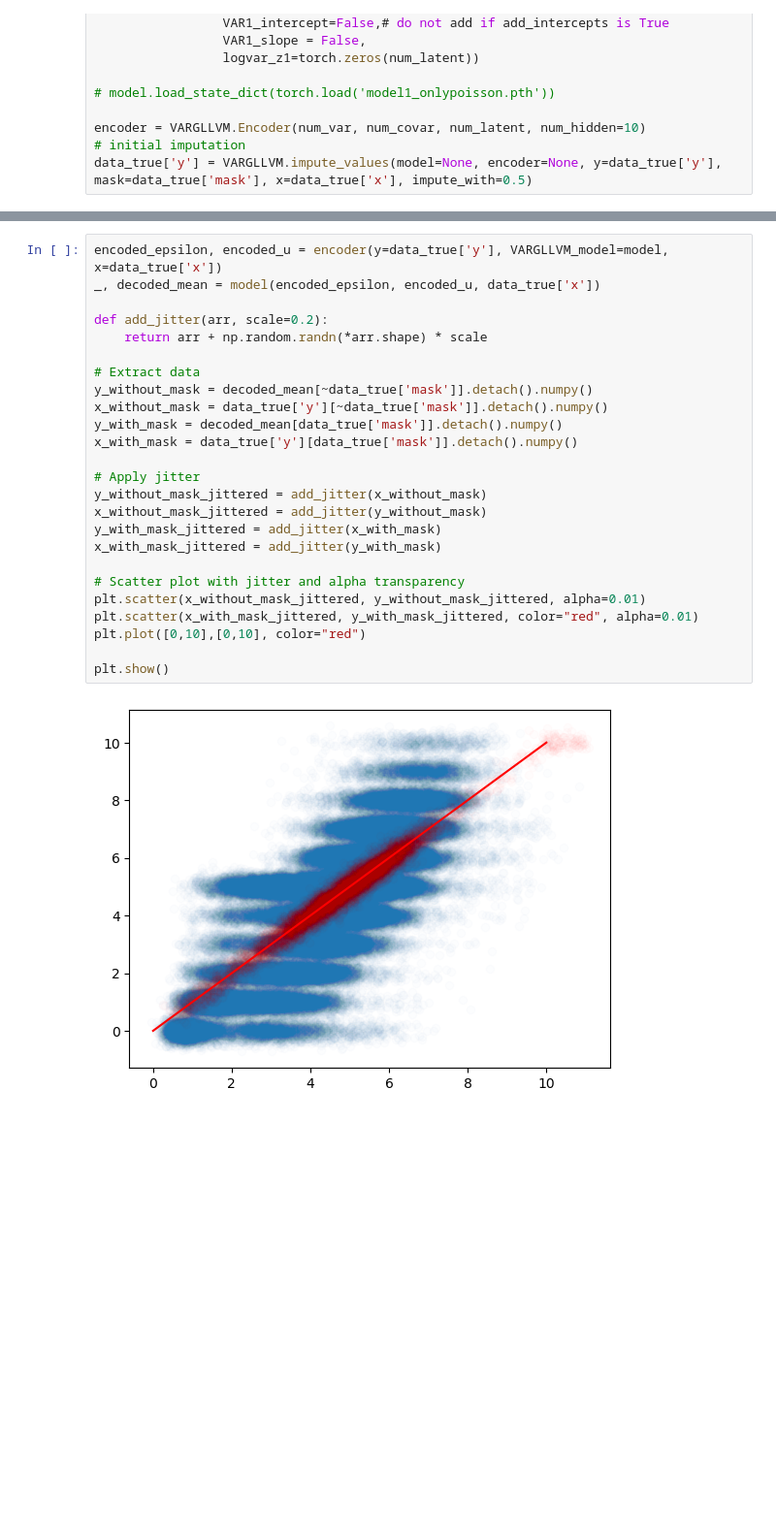
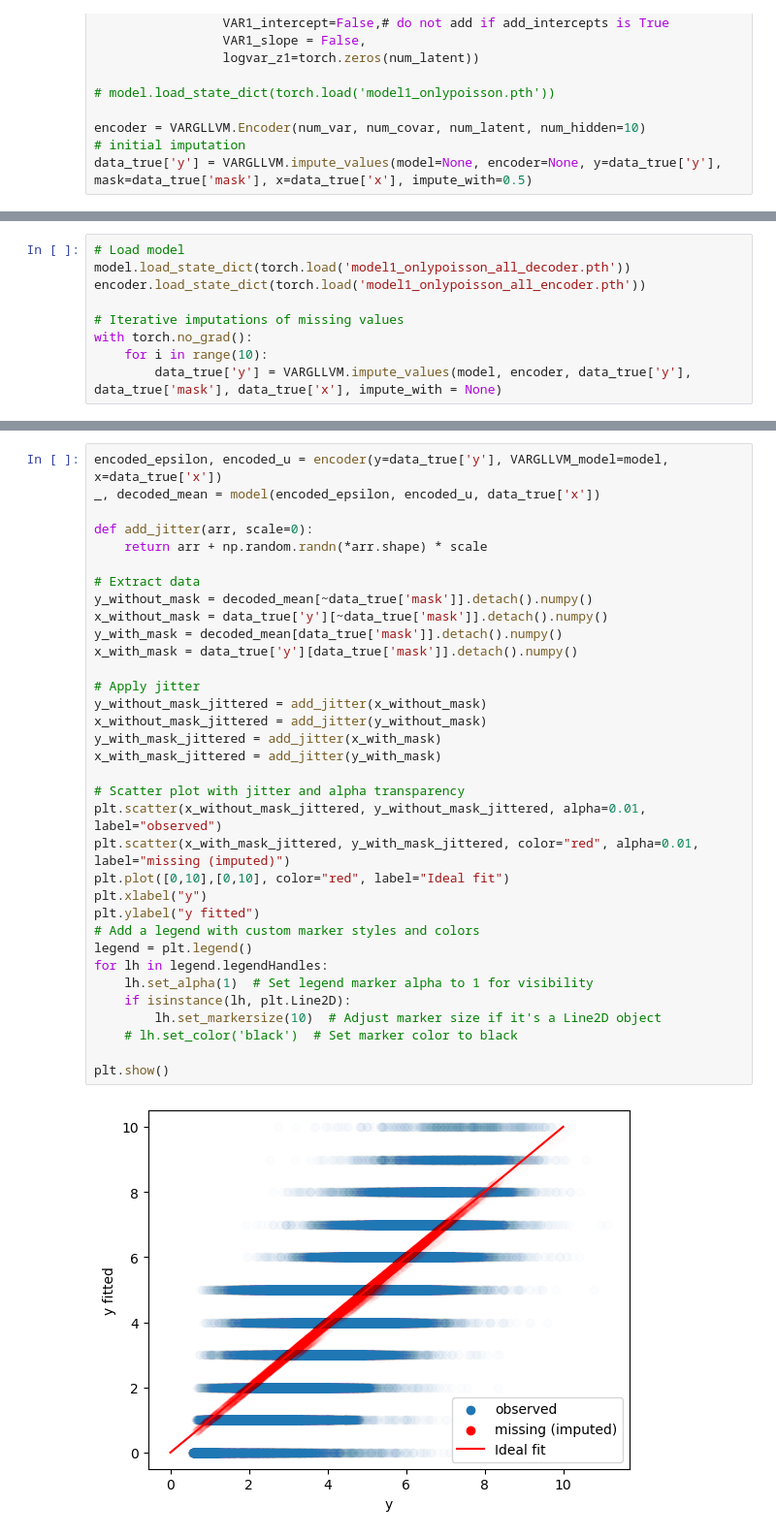
Before and after one commit to wiwh/gllvmprime, a Jupyter notebook: studies/HRS/VARGLLVM/HRS_VARGLLVM.ipynb, the cells around one changed output, grey strips where cells are left out. Shown: that part at 97% size. Cells and saved outputs as stored; diff of their text form; blank space fills up the shorter version.

```diff
--- a/studies/HRS/VARGLLVM/HRS_VARGLLVM.ipynb
+++ b/studies/HRS/VARGLLVM/HRS_VARGLLVM.ipynb
@@ -460,0 +357,9 @@ plot_param_evolution(all_params)
+# %%
+# Load model
+model.load_state_dict(torch.load('model1_onlypoisson_all_decoder.pth'))
+encoder.load_state_dict(torch.load('model1_onlypoisson_all_encoder.pth'))
+
+# Iterative imputations of missing values
+with torch.no_grad():
+    for i in range(10):
+        data_true['y'] = VARGLLVM.impute_values(model, encoder, data_true['y'], data_true['mask'], data_true['x'], impute_with = None)
@@ -461,27 +369,36 @@ plot_param_evolution(all_params)
 # %%
 encoded_epsilon, encoded_u = encoder(y=data_true['y'], VARGLLVM_model=model, x=data_true['x'])
 _, decoded_mean = model(encoded_epsilon, encoded_u, data_true['x'])
 
-def add_jitter(arr, scale=0.2):
+def add_jitter(arr, scale=0):
     return arr + np.random.randn(*arr.shape) * scale
 
 # Extract data
 y_without_mask = decoded_mean[~data_true['mask']].detach().numpy()
 x_without_mask = data_true['y'][~data_true['mask']].detach().numpy()
 y_with_mask = decoded_mean[data_true['mask']].detach().numpy()
 x_with_mask = data_true['y'][data_true['mask']].detach().numpy()
 
 # Apply jitter
 y_without_mask_jittered = add_jitter(x_without_mask)
 x_without_mask_jittered = add_jitter(y_without_mask)
 y_with_mask_jittered = add_jitter(x_with_mask)
 x_with_mask_jittered = add_jitter(y_with_mask)
 
 # Scatter plot with jitter and alpha transparency
-plt.scatter(x_without_mask_jittered, y_without_mask_jittered, alpha=0.01)
-plt.scatter(x_with_mask_jittered, y_with_mask_jittered, color="red", alpha=0.01)
-plt.plot([0,10],[0,10], color="red")
+plt.scatter(x_without_mask_jittered, y_without_mask_jittered, alpha=0.01, label="observed")
+plt.scatter(x_with_mask_jittered, y_with_mask_jittered, color="red", alpha=0.01, label="missing (imputed)")
+plt.plot([0,10],[0,10], color="red", label="Ideal fit")
+plt.xlabel("y")
+plt.ylabel("y fitted")
+# Add a legend with custom marker styles and colors
+legend = plt.legend()
+for lh in legend.legendHandles:
+    lh.set_alpha(1)  # Set legend marker alpha to 1 for visibility
+    if isinstance(lh, plt.Line2D):
+        lh.set_markersize(10)  # Adjust marker size if it's a Line2D object
+    # lh.set_color('black')  # Set marker color to black
 
 plt.show()
 # %% [output]
-[figure, old version]
+[figure, new version]
```
Also changed, not shown: parts of 41 cells of this notebook, 5 other files.
